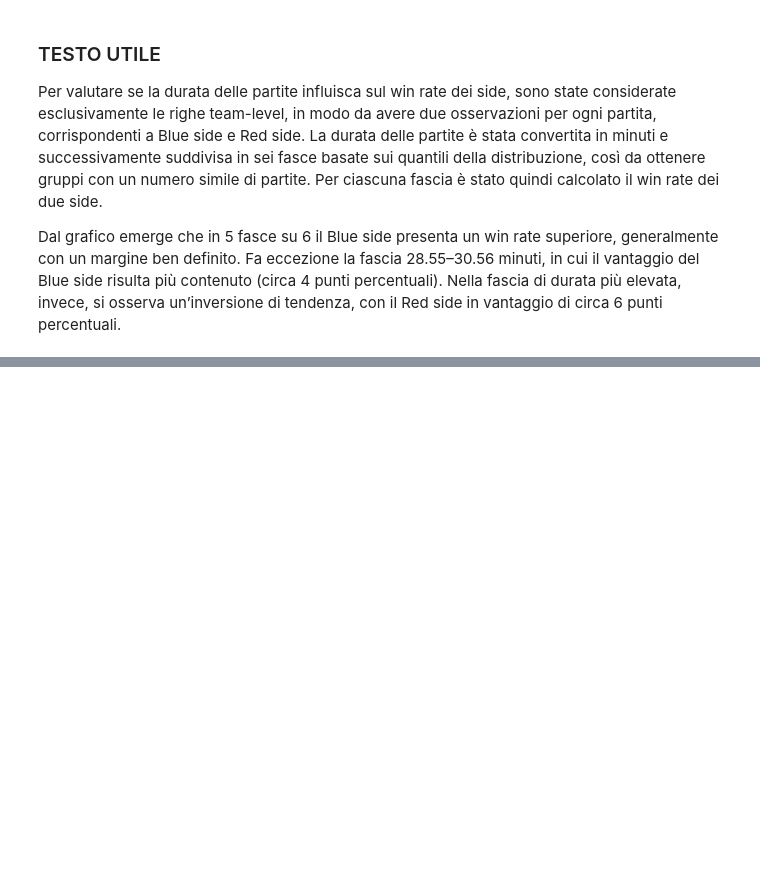
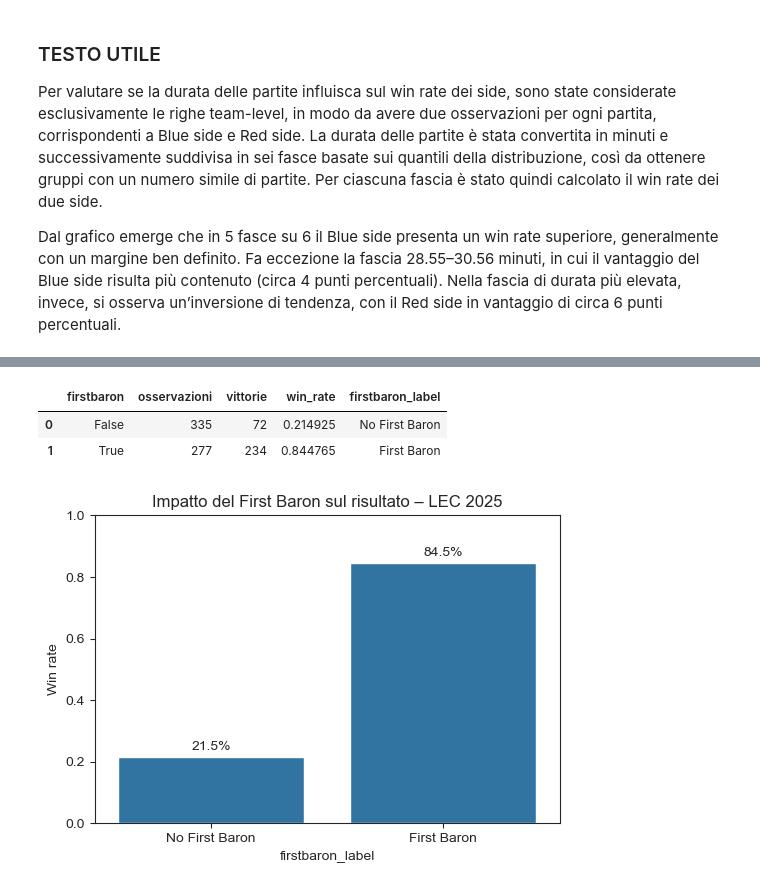
Before and after one commit to AnalystEca/G2-project-analysis, a Jupyter notebook: G2_analisi.ipynb, the cells around one changed output, grey strips where cells are left out. Saved outputs shown, nothing was run; the diff lists cells and outputs as text; code cells hidden in the pictures; blank space fills up the shorter version.

```diff
--- a/G2_analisi.ipynb
+++ b/G2_analisi.ipynb
@@ -423,0 +584,8 @@ Nella fascia di durata più elevata, invece, si osserva un’inversione di tende
+# %%
+baron_df = (
+    lec_df
+    .loc[lec_df['position'] == 'team',
+         ['gameid', 'result', 'firstbaron']]
+    .copy()
+)
+baron_df.head()
@@ -423,0 +599,43 @@ Nella fascia di durata più elevata, invece, si osserva un’inversione di tende
+# %%
+baron_summary = (
+    baron_df
+    .groupby('firstbaron')
+    .agg(
+        osservazioni=('gameid', 'count'),
+        vittorie=('result', 'sum'),
+        win_rate=('result', 'mean')
+    )
+    .reset_index()
+)
+
+baron_summary['firstbaron_label'] = baron_summary['firstbaron'].map({
+    False: 'No First Baron',
+    True: 'First Baron'
+})
+baron_summary.head()
+# %% [output]
+|  | firstbaron | osservazioni | vittorie | win_rate | firstbaron_label |
+| 0 | False | 335 | 72 | 0.214925 | No First Baron |
+| 1 | True | 277 | 234 | 0.844765 | First Baron |
+# %%
+plt.figure(figsize=(6, 4))
+ax = sns.barplot(
+    data=baron_summary,
+    x='firstbaron_label',
+    y='win_rate'
+)
+
+ax.set_ylabel('Win rate')
+ax.set_title('Impatto del First Baron sul risultato – LEC 2025')
+ax.set_ylim(0, 1)
+
+for c in ax.containers:
+    ax.bar_label(
+        c,
+        labels=[f'{v*100:.1f}%' for v in c.datavalues],
+        padding=3
+    )
+
+plt.show()
+# %% [output]
+[figure, added]
```
Also changed, not shown: parts of 22 cells of this notebook, 1 other file.
